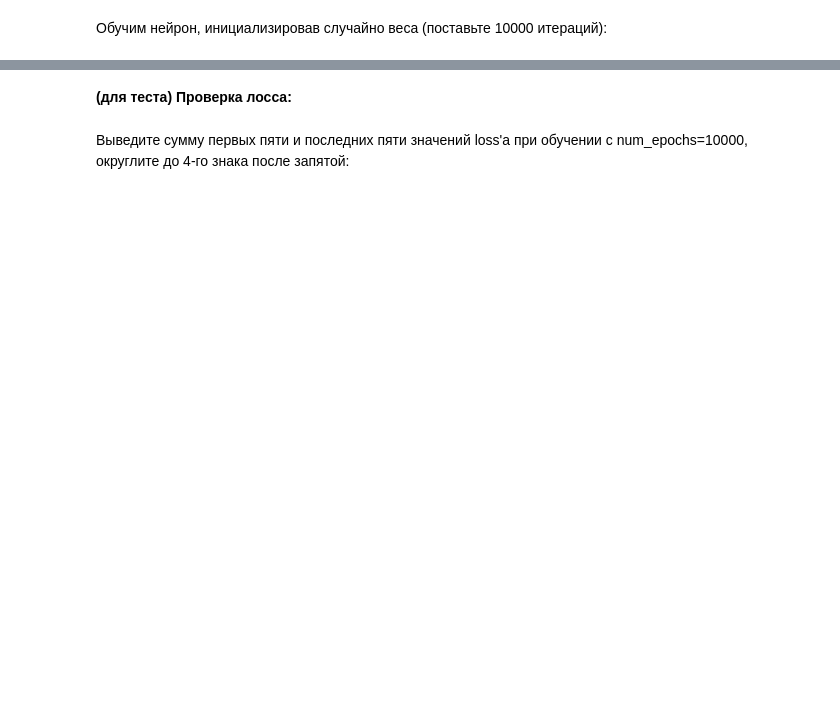
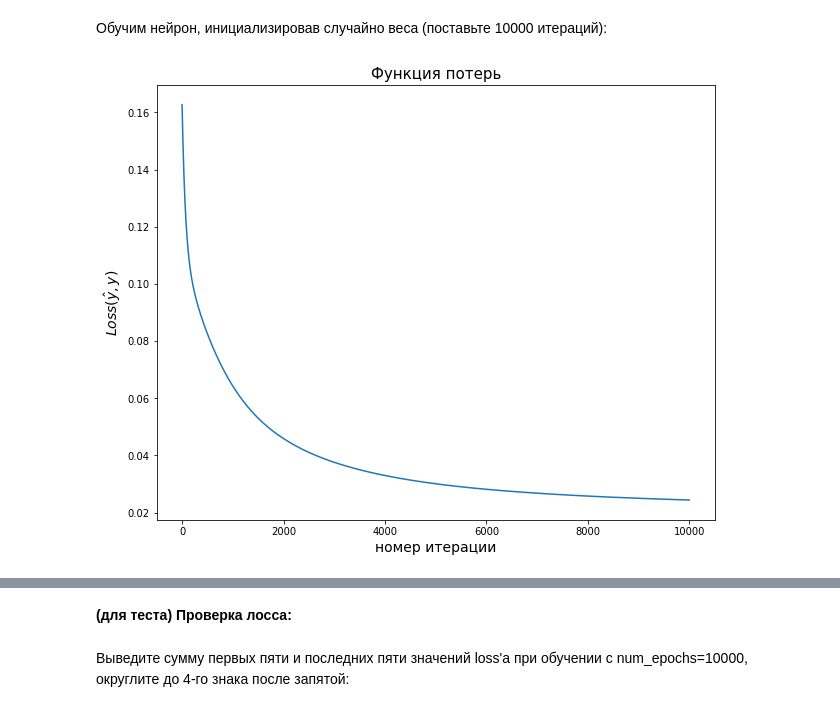
Before and after one commit to bulinayas/Deep-deep-learning, a Jupyter notebook: [homework]activations.ipynb, the cells around one changed output, grey strips where cells are left out. Saved outputs shown, nothing was run; the diff lists cells and outputs as text; code cells hidden in the pictures; blank space fills up the shorter version.

```diff
--- a/[homework]activations.ipynb
+++ b/[homework]activations.ipynb
@@ -549,5 +569,46 @@ $$ \frac{\partial Loss}{\partial w} = \begin{equation*}
 \end{equation*}$$
 
 * Реализуйте ELU и её производную:
+# %%
+def ELU(x,alpha=0.01):
+  return alpha*(np.exp(x)-1)*(x<=0)+x*(x>0)
+# %%
+def ELU_derivative(x,alpha=0.01):
+  return (ELU(x,alpha)+alpha)*(x<=0)+(x>0)
+# %%
+class NeuronELU:
+  def __init__(self,w=None,b=0):
+    self.w=w
+    self.b=b
+
+  def activate(self,x):
+    return ELU(x)
+
+  def forward_pass(self,X):
+    y_pred=np.zeros((X.shape[0],1))
+    y_pred=self.activate(X @ self.w.reshape(-1,1)+self.b)
+    return y_pred.reshape(-1,1)
+
+  def backward_pass(self, X,y,y_pred,learning_rate=0.005):
+    n=X.shape[0]
+    y=np.array(y).reshape(-1,1)
+
+    dw=(X.T @ ((y_pred-y)*ELU_derivative(y_pred)))/n
+    db=np.mean((y_pred-y)*ELU_derivative(y_pred))
+
+    self.w-=learning_rate*dw
+    self.b-=learning_rate*db
+
+  def fit(self,X,y,num_epochs=300):
+    losses=[]
+    self.w=np.random.rand(X.shape[1], 1)
+    self.b=np.random.rand(1)
+
+    for i in range(num_epochs):
+      y_pred=self.forward_pass(X)
+      losses.append(Loss(y_pred,y))
+      self.backward_pass(X,y,y_pred)
+
+    return losses
 # %% [markdown]
 ***ПРИМЕЧАНИЕ***: пожалуйста, почаще проверяйте `.shape` у матриц и векторов: `self.w`, `X` и `y` внутри класса. Очень часто ошибка решается транспонированием или `.reshape()`'ом. Не забывайте проверять, что на что вы умножаете и какой вектор (какой размер) хотите получить на выходе -- это очень помогает не запутаться.
@@ -554,7 +644,7 @@ $$ \frac{\partial Loss}{\partial w} = \begin{equation*}
 # %% [markdown]
 "Яблоки и Груши":
 # %%
-data = pd.read_csv("./data/apples_pears.csv")
+data = pd.read_csv("./apples_pears.csv")
 plt.figure(figsize=(10, 8))
 plt.scatter(data.iloc[:, 0], data.iloc[:, 1], c=data['target'], cmap='rainbow')
 plt.title('Яблоки и груши', fontsize=15)
@@ -569,12 +661,14 @@ y = data['target'].values.reshape((-1, 1))  # классы (столбец из
 # %%
 %%time
 
-neuron = NeuronLeakyReLU(w=np.random.rand(X.shape[1], 1), b=np.random.rand(1))
+neuron = NeuronELU()
 Loss_values = neuron.fit(X, y, num_epochs=10000)
 
 plt.figure(figsize=(10, 8))
 plt.plot(Loss_values)
 plt.title('Функция потерь', fontsize=15)
 plt.xlabel('номер итерации', fontsize=14)
 plt.ylabel('$Loss(\hat{y}, y)$', fontsize=14)
 plt.show()
+# %% [output]
+[figure, added]
```
Also changed, not shown: parts of 26 cells of this notebook.
